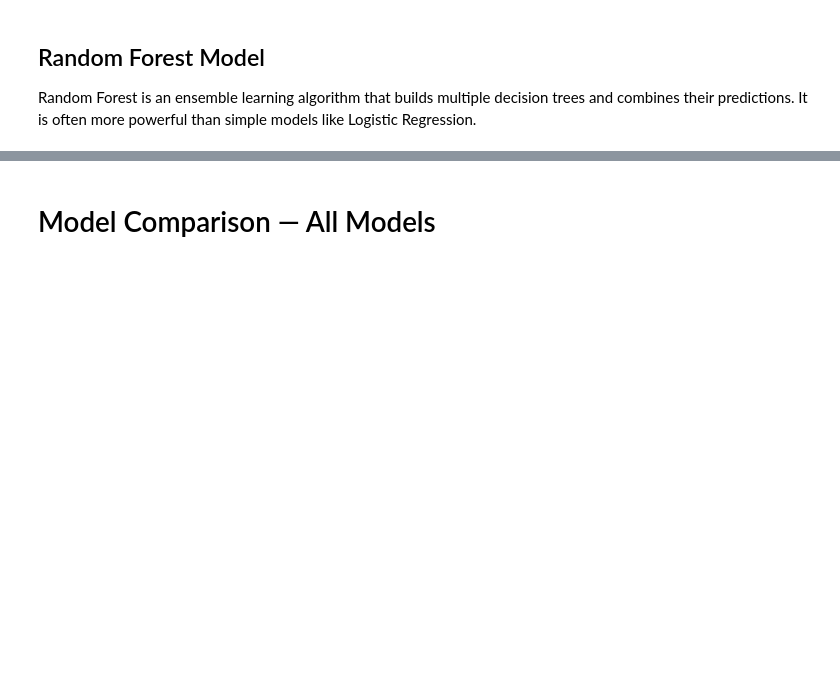
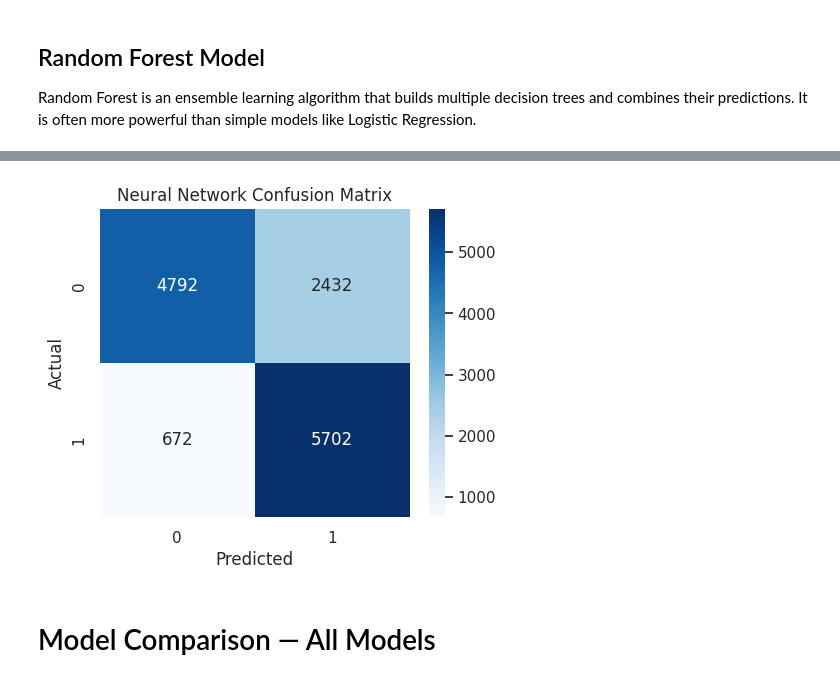
Before and after one commit to linda-bsharat/telco-customer-churn-prediction, a Jupyter notebook: notebooks/ 03_model_building.ipynb, the cells around one changed output, grey strips where cells are left out. Cells and saved outputs as stored; diff of their text form; code cells hidden in the pictures; blank space fills up the shorter version.

```diff
--- a/notebooks/ 03_model_building.ipynb
+++ b/notebooks/ 03_model_building.ipynb
@@ -237,10 +250,8 @@ Name: proportion, dtype: float64
 # %%
 X_train, X_test, y_train, y_test = train_test_split(
-    X, y,
+    X,
+    y,
     test_size=0.2,
     random_state=42,
     stratify=y
 )
-
-print(f'Training set: {X_train.shape[0]:,} rows')
-print(f'Testing set:  {X_test.shape[0]:,} rows')
@@ -434,0 +276,21 @@ True Negatives  (correct no churn): 4,693
+# %%
+model.compile(
+    optimizer='adam',
+    loss='binary_crossentropy',
+    metrics=['accuracy']
+)
+early_stop = EarlyStopping(
+    monitor='val_loss',
+    patience=5,
+    restore_best_weights=True
+)
+# %%
+history = model.fit(
+    X_train_scaled,
+    y_train,
+    validation_split=0.2,
+    epochs=50,
+    batch_size=32,
+    callbacks=[early_stop],
+    verbose=1
+)
@@ -434,0 +315,4 @@ True Negatives  (correct no churn): 4,693
+# %%
+y_prob = model.predict(X_test_scaled)
+
+y_pred = (y_prob > 0.5).astype(int)
@@ -435,3 +339,17 @@ True Negatives  (correct no churn): 4,693
+# %%
+cm = confusion_matrix(y_test, y_pred)
+
+plt.figure(figsize=(5,4))
+
+sns.heatmap(cm, annot=True, fmt="d", cmap="Blues")
+
+plt.title("Neural Network Confusion Matrix")
+plt.xlabel("Predicted")
+plt.ylabel("Actual")
+
+plt.show()
+# %% [output]
+[figure, added]
 # %% [markdown]
 # Model Comparison — All Models
 # %%
```
Also changed, not shown: parts of 27 cells of this notebook.
